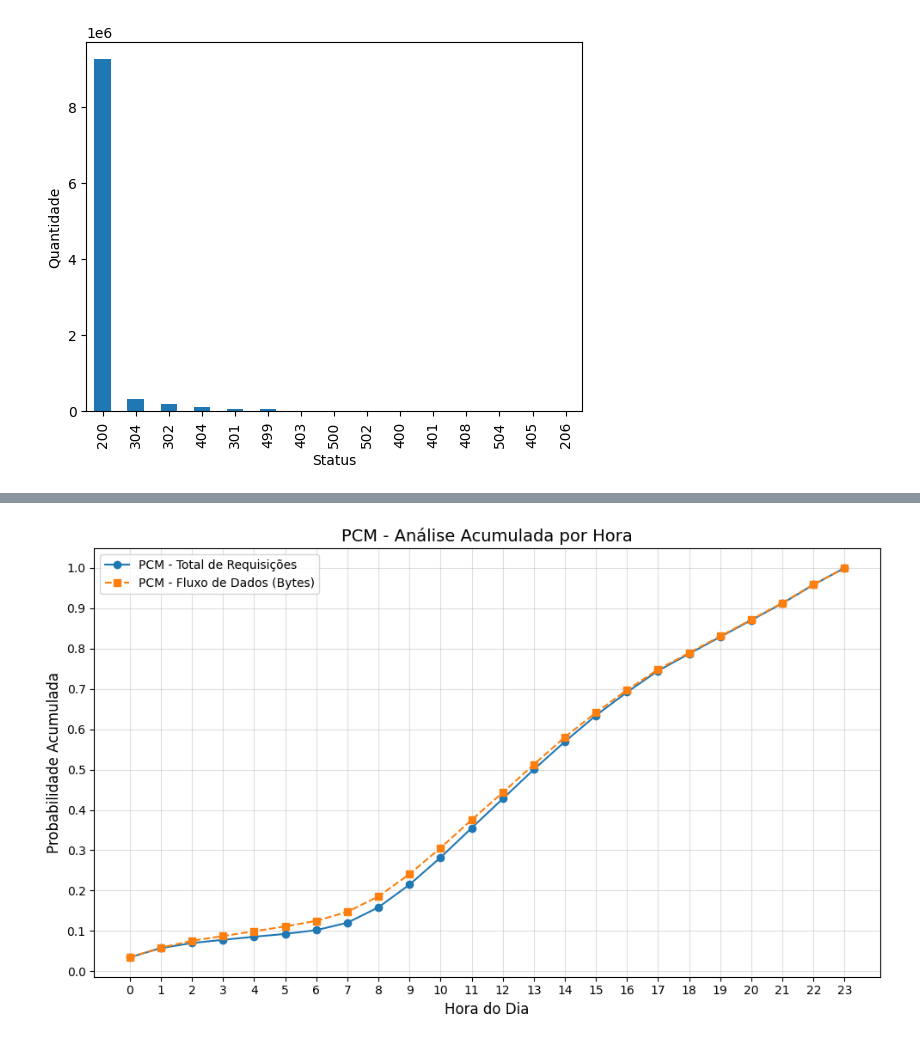
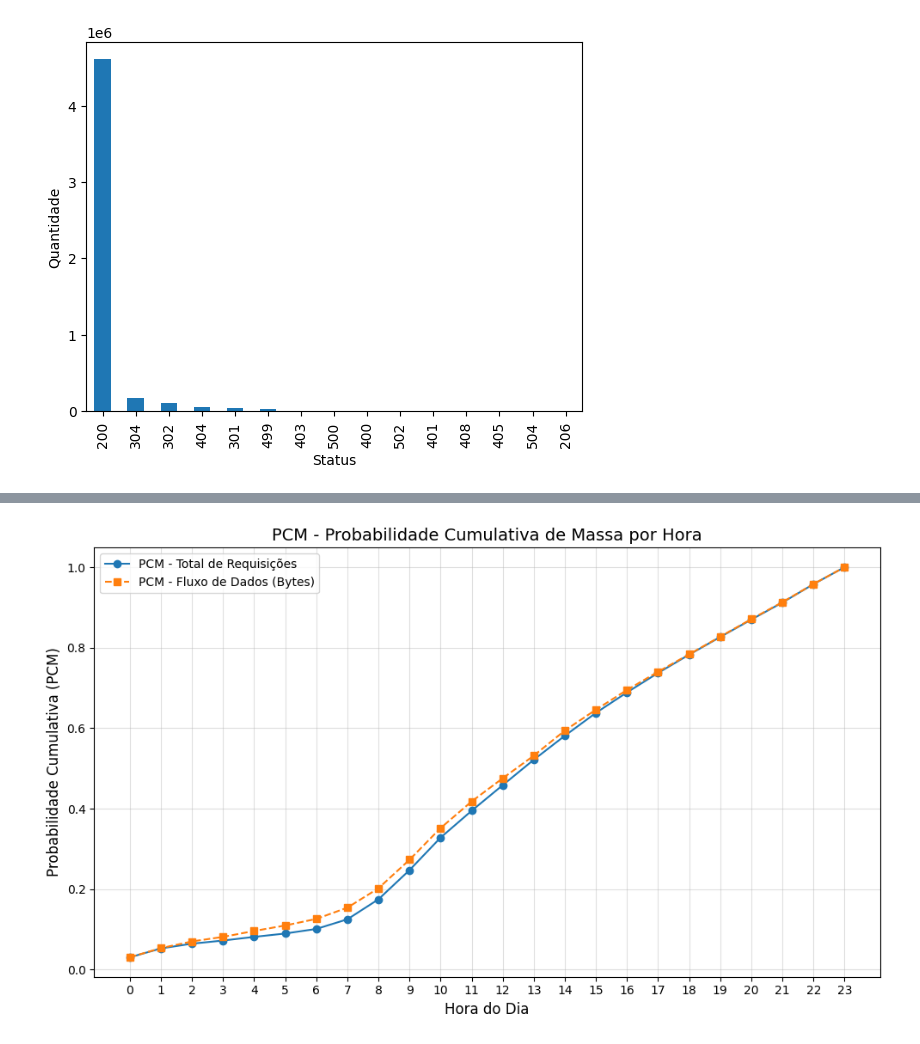
Before and after one commit to lcsvillela/CMP223, a Jupyter notebook: CMP223_WebAccessLog.ipynb, the cells around one changed output, grey strips where cells are left out. Saved outputs shown, nothing was run; the diff lists cells and outputs as text; code cells hidden in the pictures.

```diff
--- a/CMP223_WebAccessLog.ipynb
+++ b/CMP223_WebAccessLog.ipynb
@@ -29,7 +29,7 @@ invalid_entries = []
 
 with open(log_file_path, 'r') as file:
     for i, line in enumerate(file):
-        if i >= 10_000_000:  # Limite opcional para processar somente 1 milhão de linhas
+        if i >= 5_000_000:  # Limite opcional para processar somente 1 milhão de linhas
             break
         match = re.match(regex_pattern, line)
         if match:
@@ -422,33 +411,39 @@ plt.show()
 # %%
 import pandas as pd
 import matplotlib.pyplot as plt
 
+new_logs_df['datetime'] = pd.to_datetime(new_logs_df['datetime'], format='%d/%b/%Y:%H:%M:%S %z')
+new_logs_df['hour'] = new_logs_df['datetime'].dt.hour
 
+hourly_summary = new_logs_df.groupby('hour').agg(
+    total_requests=('request', 'count'),
+    total_size=('size', 'sum')
+).reset_index()
 
-pdf_requests = hourly_summary['total_requests'] / hourly_summary['total_requests'].sum()
-pdf_size = hourly_summary['total_size'] / hourly_summary['total_size'].sum()
+hourly_summary['pmf_requests'] = hourly_summary['total_requests'] / hourly_summary['total_requests'].sum()
+hourly_summary['pmf_size'] = hourly_summary['total_size'] / hourly_summary['total_size'].sum()
 
-pcm_requests = pdf_requests.cumsum()
-pcm_size = pdf_size.cumsum()
+hourly_summary['pcm_requests'] = hourly_summary['pmf_requests'].cumsum()
+hourly_summary['pcm_size'] = hourly_summary['pmf_size'].cumsum()
 
 plt.figure(figsize=(10, 6))
 
-plt.plot(hourly_summary['hour'], pcm_requests, label="PCM - Total de Requisições", marker="o", linestyle="-")
+plt.plot(hourly_summary['hour'], hourly_summary['pcm_requests'], label="PCM - Total de Requisições", marker="o", linestyle="-")
 
-plt.plot(hourly_summary['hour'], pcm_size, label="PCM - Fluxo de Dados (Bytes)", marker="s", linestyle="--")
+plt.plot(hourly_summary['hour'], hourly_summary['pcm_size'], label="PCM - Fluxo de Dados (Bytes)", marker="s", linestyle="--")
 
-plt.title("PCM - Análise Acumulada por Hora", fontsize=14)
+# Configurações do gráfico
+plt.title("PCM - Probabilidade Cumulativa de Massa por Hora", fontsize=14)
 plt.xlabel("Hora do Dia", fontsize=12)
-plt.ylabel("Probabilidade Acumulada", fontsize=12)
-plt.xticks(range(24))
-plt.yticks([i * 0.1 for i in range(11)])
+plt.ylabel("Probabilidade Cumulativa (PCM)", fontsize=12)
+plt.xticks(range(24))  # Mostrar as 24 horas no eixo X
 plt.grid(alpha=0.4)
 plt.legend()
 plt.tight_layout()
 
 plt.show()
 # %% [output]
-[figure, old version]
+[figure, new version]
 # %%
 import matplotlib.pyplot as plt
 import pandas as pd
```
Also changed, not shown: parts of 14 cells of this notebook.
